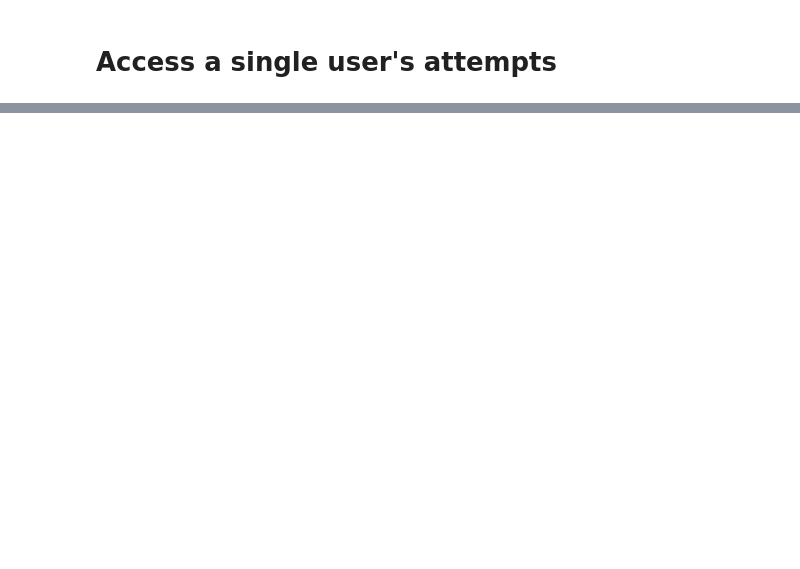
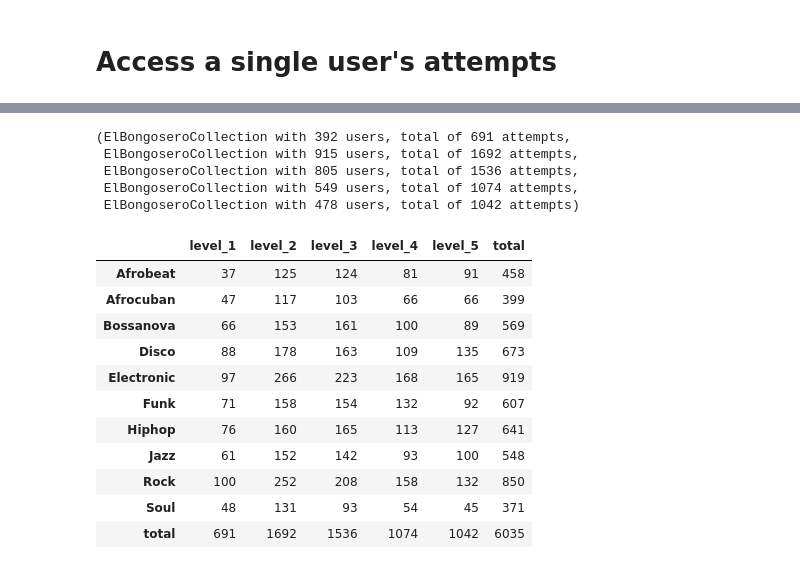
Before and after one commit to behzadhaki/CELB_API, a Jupyter notebook: API_Tutorial.ipynb, the cells around one changed output, grey strips where cells are left out. Drawn from its saved outputs; the diff is of its cells as text; code cells hidden in the pictures; blank space fills up the shorter version.

```diff
--- a/API_Tutorial.ipynb
+++ b/API_Tutorial.ipynb
@@ -37,7 +37,7 @@ collection
 # %%
 from API import ElBongoseroCollection
 
-collection = ElBongoseroCollection('SavedSessionToMar12_2024_Noon/SavedSessions')
+collection = ElBongoseroCollection('SavedSessions/SavedSessions')
 # %% [markdown]
 ### Accessing User Data and  Aggregate Info
 
@@ -155,0 +173,3 @@ show(proll)
+# %%
+non_empty_collection = collection.filter_by_total_bongo_hits_within_range(1, 1000)
+non_empty_collection
@@ -155,0 +191,43 @@ show(proll)
+# %%
+level_1 = non_empty_collection.filter_by_user_level_of_musical_experience(1, 1)
+level_2 = non_empty_collection.filter_by_user_level_of_musical_experience(2, 2)
+level_3 = non_empty_collection.filter_by_user_level_of_musical_experience(3, 3)
+level_4 = non_empty_collection.filter_by_user_level_of_musical_experience(4, 4)
+level_5 = non_empty_collection.filter_by_user_level_of_musical_experience(5, 5)
+level_1, level_2, level_3, level_4, level_5
+# %% [output]
+(ElBongoseroCollection with 392 users, total of 691 attempts,
+ ElBongoseroCollection with 915 users, total of 1692 attempts,
+ ElBongoseroCollection with 805 users, total of 1536 attempts,
+ ElBongoseroCollection with 549 users, total of 1074 attempts,
+ ElBongoseroCollection with 478 users, total of 1042 attempts)
+# %%
+import pandas as pd
+df = pd.DataFrame({
+    'level_1': level_1.count_number_of_attempts_per_style(),
+    'level_2': level_2.count_number_of_attempts_per_style(),
+    'level_3': level_3.count_number_of_attempts_per_style(),
+    'level_4': level_4.count_number_of_attempts_per_style(),
+    'level_5': level_5.count_number_of_attempts_per_style()
+})
+
+# add total
+df['total'] = df.sum(axis=1)
+
+
+# add totals per level
+df.loc['total'] = df.sum(axis=0)
+df
+# %% [output]
+|  | level_1 | level_2 | level_3 | level_4 | level_5 | total |
+| Afrobeat | 37 | 125 | 124 | 81 | 91 | 458 |
+| Afrocuban | 47 | 117 | 103 | 66 | 66 | 399 |
+| Bossanova | 66 | 153 | 161 | 100 | 89 | 569 |
+| Disco | 88 | 178 | 163 | 109 | 135 | 673 |
+| Electronic | 97 | 266 | 223 | 168 | 165 | 919 |
+| Funk | 71 | 158 | 154 | 132 | 92 | 607 |
+| Hiphop | 76 | 160 | 165 | 113 | 127 | 641 |
+| Jazz | 61 | 152 | 142 | 93 | 100 | 548 |
+| Rock | 100 | 252 | 208 | 158 | 132 | 850 |
+| Soul | 48 | 131 | 93 | 54 | 45 | 371 |
+| total | 691 | 1692 | 1536 | 1074 | 1042 | 6035 |
```
Also changed, not shown: parts of 16 cells of this notebook, 1 other file.
